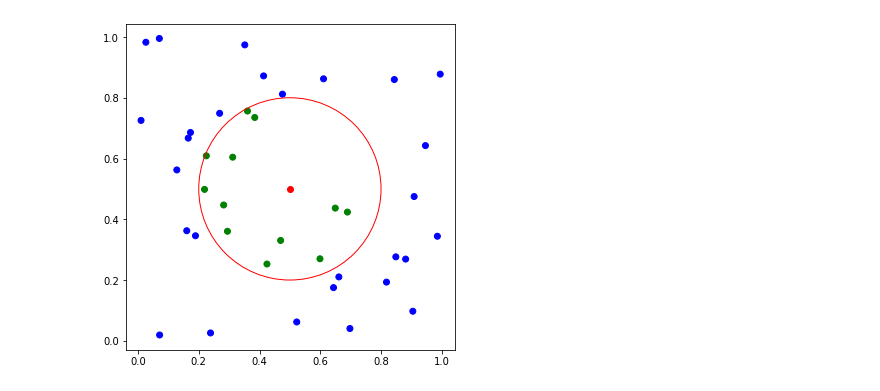
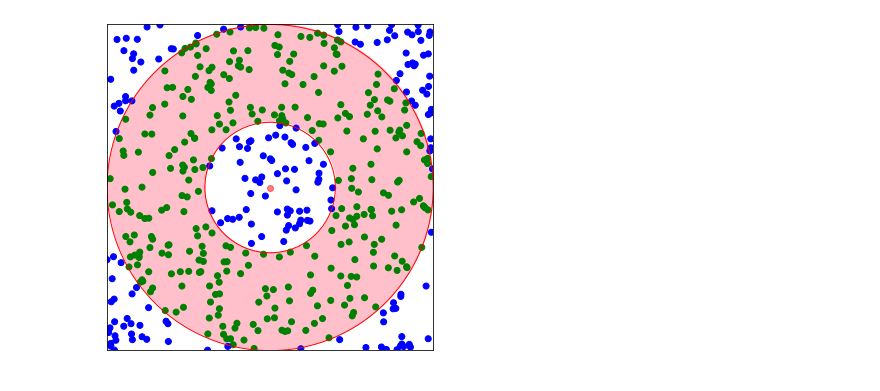
Before and after one commit to weathon/dating-app-pub, a Jupyter notebook: GraphsForSlides.ipynb, the cells around one changed output. Cells and saved outputs as stored; diff of their text form; code cells hidden in the pictures.

```diff
--- a/GraphsForSlides.ipynb
+++ b/GraphsForSlides.ipynb
@@ -3,24 +3,30 @@
 # %%
 import numpy as np
 import pylab
 figure, axes = pylab.subplots(figsize=(6,6))
 X = []
 Y = []
 color = []
-for i in range(40):
-  x, y = np.random.uniform(), np.random.uniform()
+for i in range(500):
+  x, y = np.random.uniform()*500, np.random.uniform()*500
   X.append(x)
   Y.append(y)
-  # color = "green" if (x-0.5)**2 + (y-0.5)**2 <= 0.3**2 else "blue"
-  color.append("green" if (x-0.5)**2 + (y-0.5)**2 <= 0.3**2 else "blue")
+  color.append("green" if 100**2<=((x-250)**2 + (y-250)**2 )<= 250**2 else "blue")# if (x-250)**2 + (y-250)**2 <= 250**2 else "blue")
 axes.scatter(X, Y, color=color)
-axes.scatter(.5,.5, color="red")
-Drawing_colored_circle = pylab.Circle(( 0.5 , 0.5 ), 0.3, fill = False, color="red")
+axes.scatter(250,250, color="red", alpha=0.5)
+Drawing_colored_circle = pylab.Circle(( 250 , 250 ), 250, fill = False, color="red")
+Drawing_colored_circle2 = pylab.Circle(( 250 , 250 ), 100, fill = False, color="red")
 axes.set_aspect( 1 )
 axes.add_artist( Drawing_colored_circle )
+axes.add_artist( Drawing_colored_circle2 )
+mask = np.ones(shape=(500,500,4))
+for i in range(500):
+  for j in range(500):
+    mask[i,j]= [255,192,203,255] if 100**2<=((i-250)**2 + (j-250)**2 )<= 250**2 else [255,255,255,0]
 # https://www.geeksforgeeks.org/how-to-draw-a-circle-using-matplotlib-in-python/
-# axes.set_yticks([])
-# axes.set_xticks([])
+axes.set_yticks([])
+axes.set_xticks([])
+axes.imshow(mask/255.0) #no /255 cannot have pik why
 pylab.savefig("dots.png",dpi=500)
 # %% [output]
-[figure, old version]
+[figure, new version]
```
Also changed, not shown: parts of 1 cell of this notebook.
